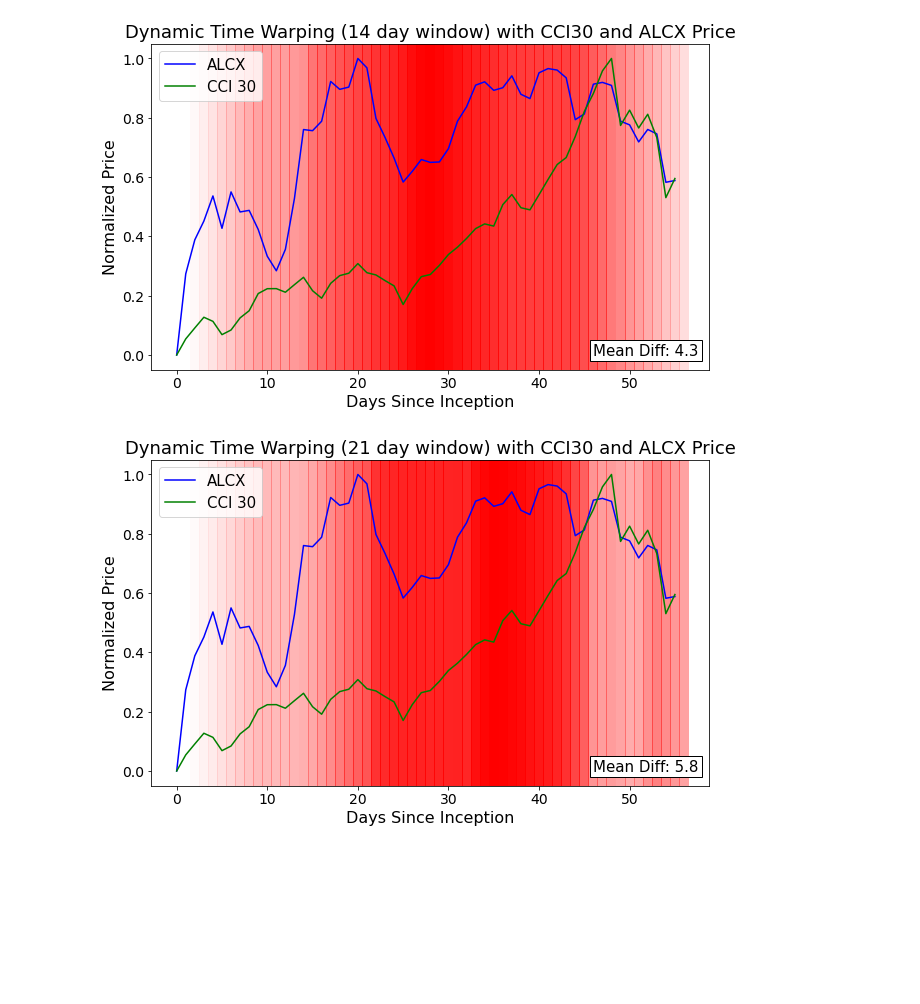
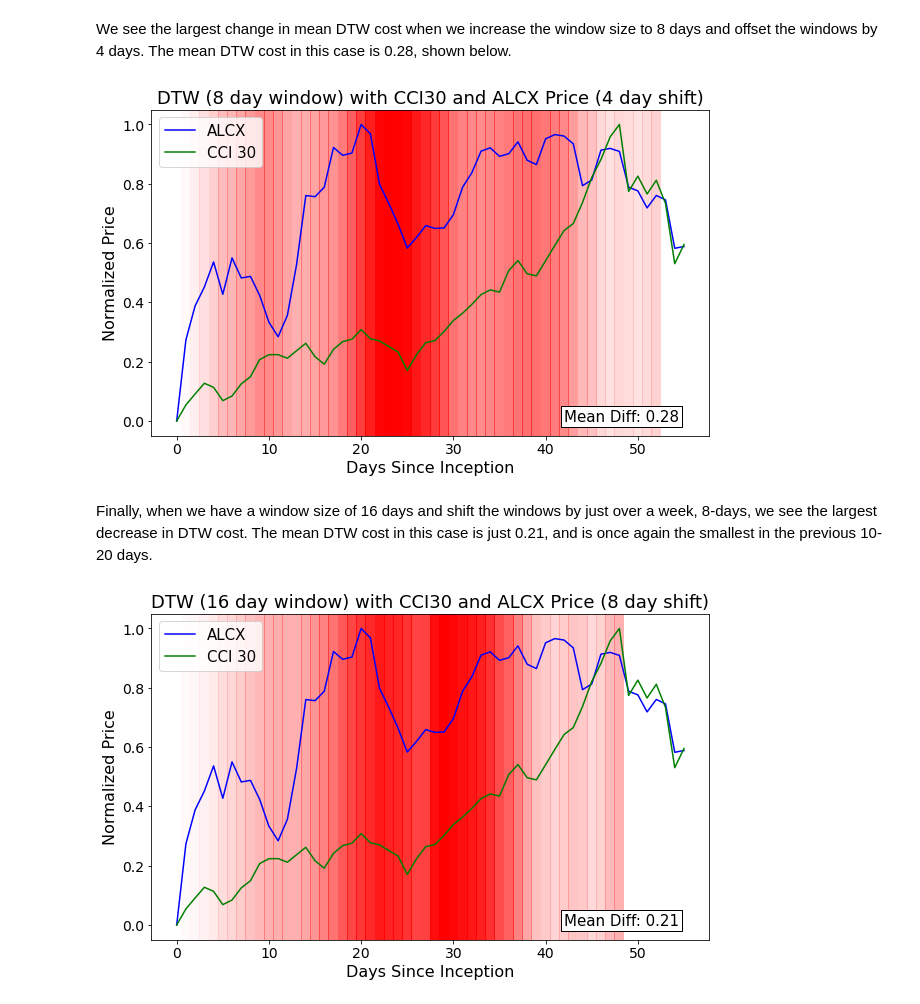
Before and after one commit to Dtradke/ALCX_3rd_Party_Data, a Jupyter notebook: ALCX_3rd_Party_Data.ipynb, the cells around one changed output. Drawn from its saved outputs; the diff is of its cells as text; code cells hidden in the pictures; blank space fills up the shorter version.

```diff
--- a/ALCX_3rd_Party_Data.ipynb
+++ b/ALCX_3rd_Party_Data.ipynb
@@ -57,14 +120,20 @@ util.plotCompare(mean_alcx, market_avg, diffs, window)
+# %% [markdown]
+We see the largest change in mean DTW cost when we increase the window size to 8 days and offset the windows by 4 days. The mean DTW cost in this case is 0.28, shown below.
 # %%
-# Perform Dynamic Time Warping with 14-day window and plot
-window = 14
-diffs = util.doDTW(mean_alcx, market_avg, window)
-util.plotCompare(mean_alcx, market_avg, diffs, window)
+# Perform Dynamic Time Warping with 8-day window shifted 4 days and plot
+window = 8
+shift = 4
+diffs = util.doDTW(mean_alcx, market_avg, window, shift)
+util.plotCompare(mean_alcx, market_avg, diffs, window, shift)
 # %% [output]
-[figure, old version]
+[figure, new version]
+# %% [markdown]
+Finally, when we have a window size of 16 days and shift the windows by just over a week, 8-days, we see the largest decrease in DTW cost. The mean DTW cost in this case is just 0.21, and is once again the smallest in the previous 10-20 days.
 # %%
-# Perform Dynamic Time Warping with 21-day window and plot
-window = 21
-diffs = util.doDTW(mean_alcx, market_avg, window)
-util.plotCompare(mean_alcx, market_avg, diffs, window)
+# Perform Dynamic Time Warping with 16-day window shifted 8 days and plot
+window = 16
+shift = 8
+diffs = util.doDTW(mean_alcx, market_avg, window, shift)
+util.plotCompare(mean_alcx, market_avg, diffs, window, shift)
 # %% [output]
-[figure, old version]
+[figure, new version]
```
Also changed, not shown: parts of 18 cells of this notebook, 3 other files.
